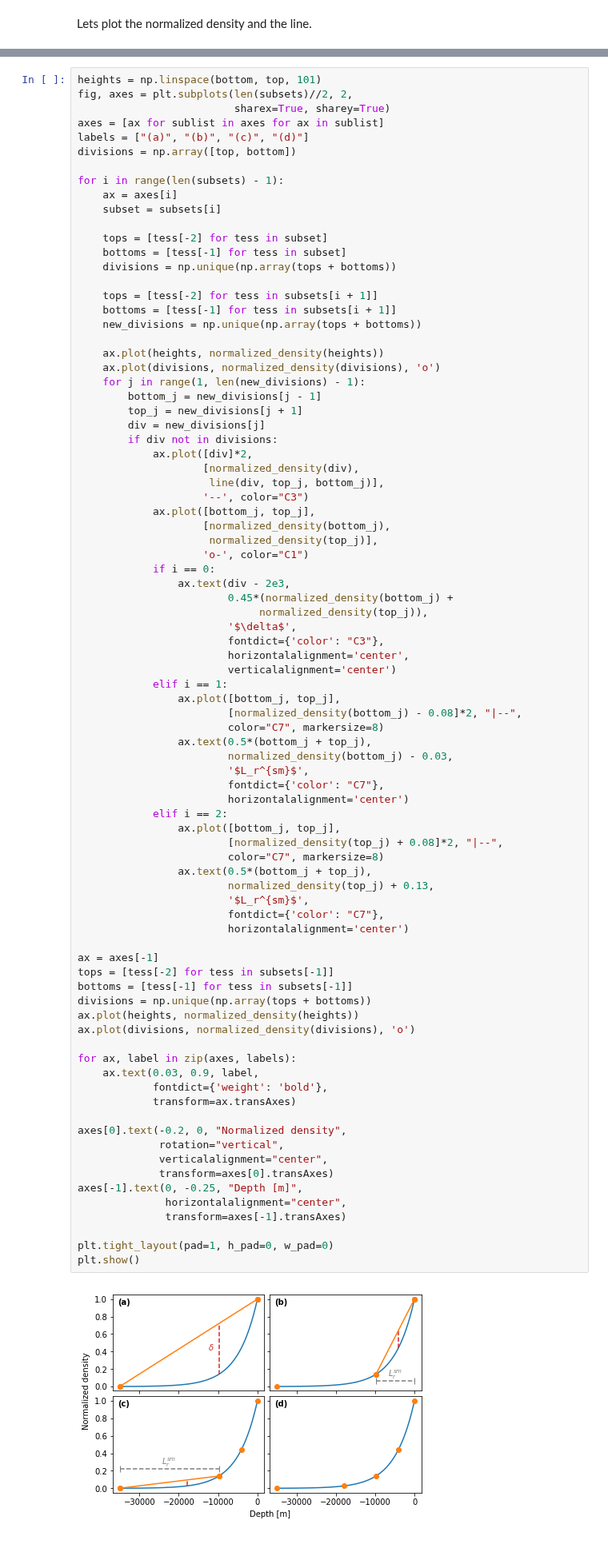
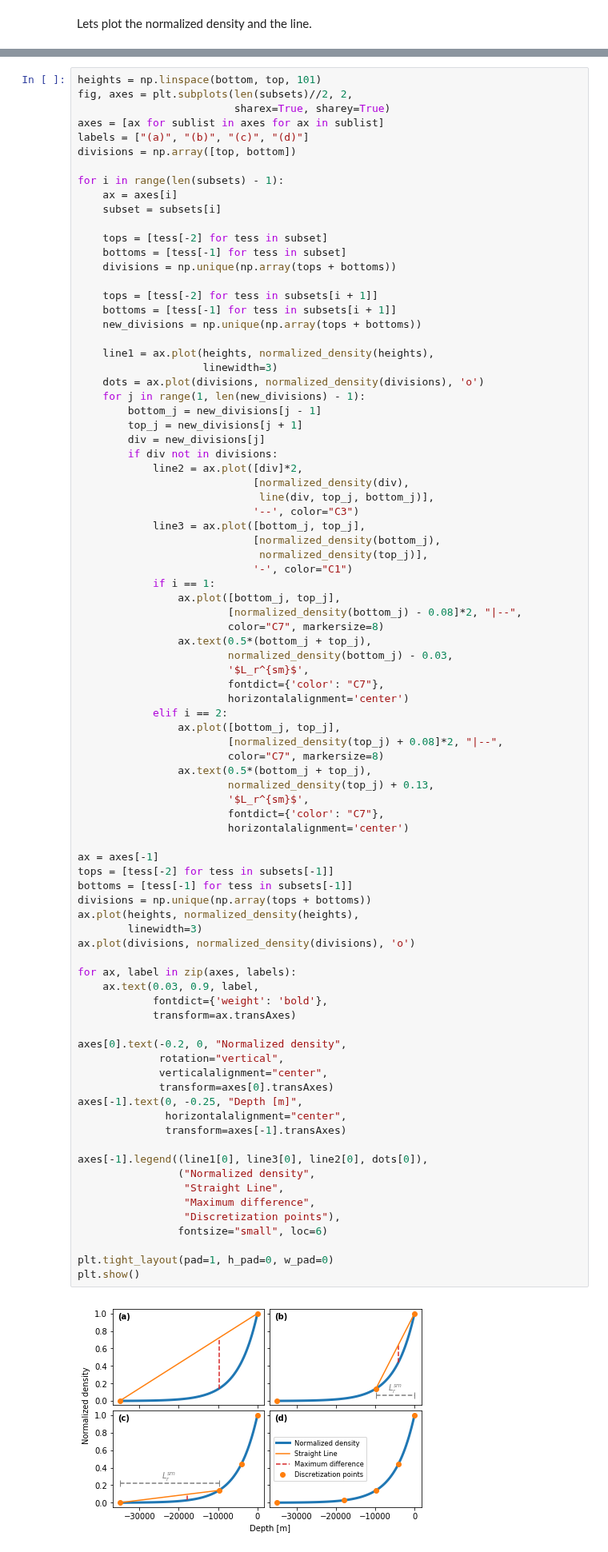
Before and after one commit to pinga-lab/tesseroid-variable-density, a Jupyter notebook: code/density-based-discretization-figures.ipynb, the cells around one changed output, grey strips where cells are left out. Shown at 80% size. Saved outputs shown, nothing was run; the diff lists cells and outputs as text.

Commit message:
Added legend and improved style in density-based discretization figure

```diff
--- a/code/density-based-discretization-figures.ipynb
+++ b/code/density-based-discretization-figures.ipynb
@@ -120,30 +120,23 @@ for i in range(len(subsets) - 1):
     bottoms = [tess[-1] for tess in subsets[i + 1]]
     new_divisions = np.unique(np.array(tops + bottoms))
 
-    ax.plot(heights, normalized_density(heights))
-    ax.plot(divisions, normalized_density(divisions), 'o')
+    line1 = ax.plot(heights, normalized_density(heights),
+                    linewidth=3)
+    dots = ax.plot(divisions, normalized_density(divisions), 'o')
     for j in range(1, len(new_divisions) - 1):
         bottom_j = new_divisions[j - 1]
         top_j = new_divisions[j + 1]
         div = new_divisions[j]
         if div not in divisions:
-            ax.plot([div]*2,
-                    [normalized_density(div),
-                     line(div, top_j, bottom_j)],
-                    '--', color="C3")
-            ax.plot([bottom_j, top_j],
-                    [normalized_density(bottom_j),
-                     normalized_density(top_j)],
-                    'o-', color="C1")
-            if i == 0:
-                ax.text(div - 2e3,
-                        0.45*(normalized_density(bottom_j) +
-                             normalized_density(top_j)),
-                        '$\delta$',
-                        fontdict={'color': "C3"},
-                        horizontalalignment='center',
-                        verticalalignment='center')
-            elif i == 1:
+            line2 = ax.plot([div]*2,
+                            [normalized_density(div),
+                             line(div, top_j, bottom_j)],
+                            '--', color="C3")
+            line3 = ax.plot([bottom_j, top_j],
+                            [normalized_density(bottom_j),
+                             normalized_density(top_j)],
+                            '-', color="C1")
+            if i == 1:
                 ax.plot([bottom_j, top_j],
                         [normalized_density(bottom_j) - 0.08]*2, "|--",
                         color="C7", markersize=8)
@@ -157,35 +150,43 @@ for i in range(len(subsets) - 1):
                         [normalized_density(top_j) + 0.08]*2, "|--",
                         color="C7", markersize=8)
                 ax.text(0.5*(bottom_j + top_j),
                         normalized_density(top_j) + 0.13,
                         '$L_r^{sm}$',
                         fontdict={'color': "C7"},
                         horizontalalignment='center')
 
 ax = axes[-1]
 tops = [tess[-2] for tess in subsets[-1]]
 bottoms = [tess[-1] for tess in subsets[-1]]
 divisions = np.unique(np.array(tops + bottoms))
-ax.plot(heights, normalized_density(heights))
+ax.plot(heights, normalized_density(heights),
+        linewidth=3)
 ax.plot(divisions, normalized_density(divisions), 'o')
 
 for ax, label in zip(axes, labels):
     ax.text(0.03, 0.9, label,
             fontdict={'weight': 'bold'},
             transform=ax.transAxes)
 
 axes[0].text(-0.2, 0, "Normalized density",
              rotation="vertical",
              verticalalignment="center",
              transform=axes[0].transAxes)
 axes[-1].text(0, -0.25, "Depth [m]",
               horizontalalignment="center",
               transform=axes[-1].transAxes)
 
+axes[-1].legend((line1[0], line3[0], line2[0], dots[0]),
+                ("Normalized density",
+                 "Straight Line",
+                 "Maximum difference",
+                 "Discretization points"),
+                fontsize="small", loc=6)
+
 plt.tight_layout(pad=1, h_pad=0, w_pad=0)
 plt.show()
 # %% [output]
-[figure, old version]
+[figure, new version]
 # %% [markdown]
 ## Number of discretizations vs $\delta$
 
```
